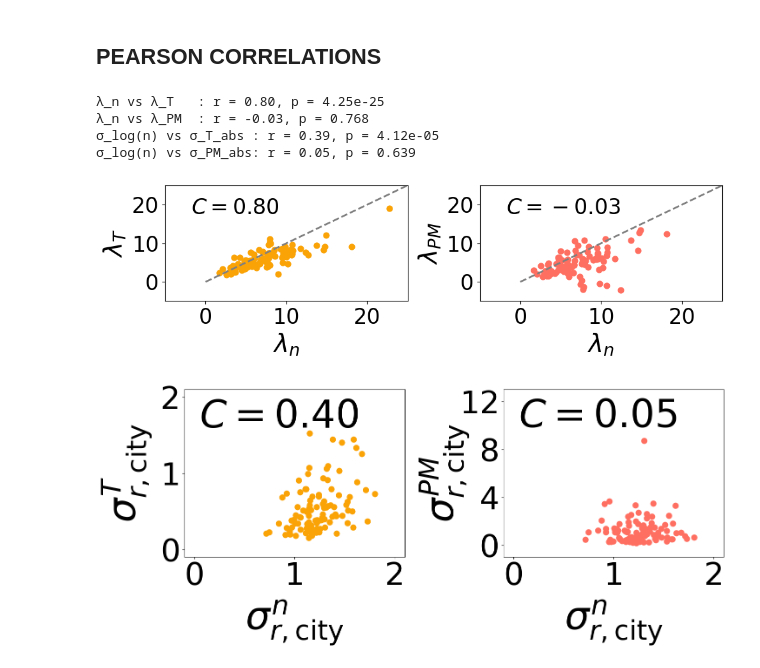
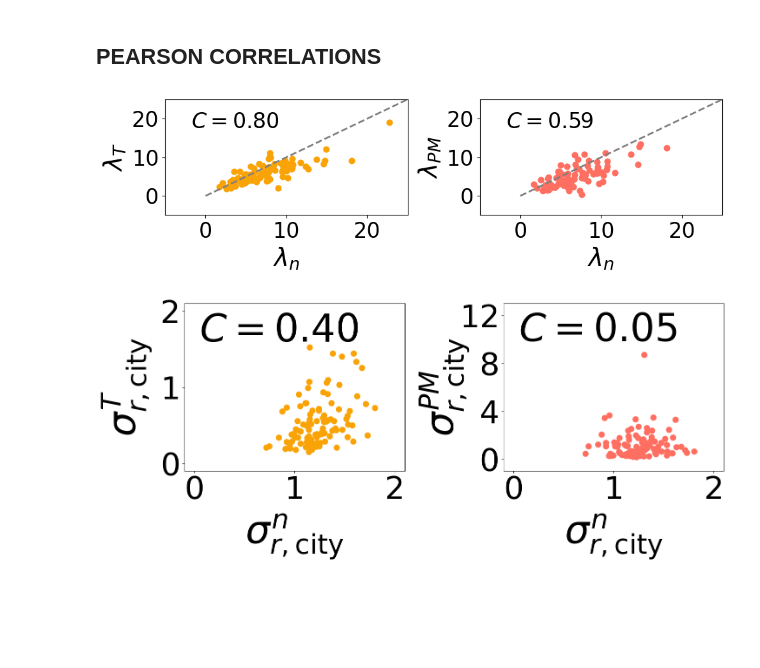
Before and after one commit to marcduransala2000/intra_urban_climate_scaling, a Jupyter notebook: src/decay_model.ipynb, the cells around one changed output. Drawn from its saved outputs; the diff is of its cells as text; code cells hidden in the pictures; blank space fills up the shorter version.

```diff
--- a/src/decay_model.ipynb
+++ b/src/decay_model.ipynb
@@ -242,7 +243,7 @@ for _ in range(n_samples):
 Td = np.array(Td)
 
 # ----- Noise Levels and KS Test Averaging -----
-noise_sigmas = np.linspace(0.25, 2.25, 21)
+noise_sigmas = np.linspace(0, 2, 21)
 
 # A)
 mean_p_values = []
@@ -282,7 +283,7 @@ for sigma_noise in noise_sigmas:
     ad_std_statistics.append(np.std(ad_stats))
 
 plt.figure(figsize=(8, 5.5))
-plt.errorbar(noise_sigmas-0.25, mean_p_values, yerr=std_p_values,
+plt.errorbar(noise_sigmas, mean_p_values, yerr=std_p_values,
              fmt='-o', capsize=4, color='grey')
 plt.xticks([0,1,2])
 plt.yticks([0,1])
@@ -367,7 +368,7 @@ N          = 2500               # samples per realisation
 n_trials   = 1000               # Monte‑Carlo repetitions
 # -------------------------------------------------
 
-sigma_ln_grid = np.arange(0.25, 3.5, 0.25)
+sigma_ln_grid = np.arange(0, 3, 0.25)
 
 # Pre‑compute deterministic ln n
 r  = R * np.sqrt(np.random.rand(N))
@@ -401,7 +402,7 @@ for s_ln in sigma_ln_grid:
 # Plot KS mean p‑value ± std vs σ_log
 # -------------------------------------------------
 plt.figure(figsize=(8, 5))
-plt.errorbar(sigma_ln_grid-0.25, ks_mean, yerr=ks_std,
+plt.errorbar(sigma_ln_grid, ks_mean, yerr=ks_std,
              fmt='-o', capsize=4, color='grey')
 plt.xticks([0,1,2,3])
 plt.yticks([0,1])
@@ -784,7 +785,7 @@ os.chdir(r'C:\Users\mduran\Desktop\PhD- Patterns and Dynamics in Urban Networks\
 def gaussian_decay(r, A0, lam):
     return A0 * np.exp(-r**2 / (2 * lam**2))
 
-cities_plot = ['Bogota', 'Madrid', 'Berlin', 'Paris', 'Toronto', 'Islamabad']
+cities_plot = ['Bogota', 'Bucharest', 'Berlin', 'Paris', 'Toronto', 'Islamabad']
 PM = '25'
 
 for city in cities_plot:
@@ -899,7 +900,8 @@ for city in cities_plot:
     plt.plot(centers, σPM_belt,'s-', color='#ff6f61', label='PM σ_r')
     plt.xlabel('Distance (km)'); plt.ylabel(r'σ_r (additive)')
     plt.legend(); plt.tight_layout()
-    plt.savefig(f'{city}_sigma_climate.svg', dpi=300)
+    plt.ylim(0,4)
+    # plt.savefig(f'{city}_sigma_climate.svg', dpi=300)
     plt.show()
 
     # plot node σ_r in log‑space
@@ -907,9 +909,8 @@ for city in cities_plot:
     plt.plot(centers, σlnN_belt, 'd-', color='#c19ee0', label='ln‑node σ_r')
     plt.xlabel('Distance (km)'); plt.ylabel(r'σ_r (log‑space)')
     plt.tight_layout()
+    plt.ylim(0,4)
     # plt.savefig(f'{city}_sigma_node.svg', dpi=300)
     plt.show()
-
-    print(f"Done {city}")
 # %% [output]
 [figure]
@@ -1156,23 +1157,15 @@ sigma_T_plot   = sigma_T_plot[mask_keep]
 sigma_PM_plot  = sigma_PM_plot[mask_keep]
 
 
-mask1_plot = ~np.isnan(lam_node) & ~np.isnan(lam_T)
-mask2_plot = ~np.isnan(lam_node) & ~np.isnan(lam_PM)
+mask1_plot = (~np.isnan(lam_node)) & (~np.isnan(lam_T)) & (lam_node > 0) & (lam_T > 0) & (lam_T < 1000)
+mask2_plot = (~np.isnan(lam_node)) & (~np.isnan(lam_PM)) & (lam_node > 0) & (lam_PM > 0) & (lam_PM < 1000)
 mask5_plot = ~np.isnan(cv_node_plot) & ~np.isnan(sigma_T_plot)
 mask6_plot = ~np.isnan(cv_node_plot) & ~np.isnan(sigma_PM_plot)
 
-from scipy.stats import pearsonr
-
-r1, p1 = pearsonr(lam_node[mask1_plot], lam_T[mask1_plot])           if mask1_plot.sum()>1 else (np.nan, np.nan)
-r2, p2 = pearsonr(lam_node[mask2_plot], lam_PM[mask2_plot])          if mask2_plot.sum()>1 else (np.nan, np.nan)
-r5, p5 = pearsonr(cv_node_plot[mask5_plot], sigma_T_plot[mask5_plot])      if mask5_plot.sum()>1 else (np.nan, np.nan)
-r6, p6 = pearsonr(cv_node_plot[mask6_plot], sigma_PM_plot[mask6_plot])     if mask6_plot.sum()>1 else (np.nan, np.nan)
-
-
-print(f"λ_n vs λ_T   : r = {r1:.2f}, p = {p1:.3g}")
-print(f"λ_n vs λ_PM  : r = {r2:.2f}, p = {p2:.3g}")
-print(f"σ_log(n) vs σ_T_abs : r = {r5:.2f}, p = {p5:.3g}")
-print(f"σ_log(n) vs σ_PM_abs: r = {r6:.2f}, p = {p6:.3g}")
+r1, p1 = pearsonr(lam_node[mask1_plot], lam_T[mask1_plot])
+r2, p2 = pearsonr(lam_node[mask2_plot], lam_PM[mask2_plot])
+r5, p5 = pearsonr(cv_node_plot[mask5_plot], sigma_T_plot[mask5_plot])
+r6, p6 = pearsonr(cv_node_plot[mask6_plot], sigma_PM_plot[mask6_plot])
 
 color_T  = "#faa307"
 color_PM = "#ff6f61"
@@ -1221,36 +1214,32 @@ maxN   = np.nanmax([cv_node, sigma_T_abs, sigma_PM_abs])
 xdiagN = np.linspace(0, 20, 100)
 
 fig, (ax5, ax6) = plt.subplots(1, 2, figsize=(16, 5), gridspec_kw={'wspace': 0.45})
 
 ax5.scatter(cv_node_plot[mask5_plot], sigma_T_plot[mask5_plot], s=85, color=color_T)
 ax5.set_xlabel(r'$\sigma_{r,\mathrm{city}}^{n}$', fontsize=64, labelpad=12)
 ax5.set_ylabel(r'$\sigma_{r,\mathrm{city}}^{T}$', fontsize=64, labelpad=12)
 ax5.set_xlim(-0.1, 2.1)
 ax5.set_ylim(-0.1, 2.1)
 ax5.set_xticks([0, 1, 2])
 ax5.set_yticks([0, 1, 2])
 ax5.tick_params(axis='both', labelsize=52)
 ax5.text(0.05, 1.6, rf'$C={r5:.2f}$', fontsize=64)
 
 ax6.scatter(cv_node_plot[mask6_plot], sigma_PM_plot[mask6_plot], s=85, color=color_PM)
 ax6.set_xlabel(r'$\sigma_{r,\mathrm{city}}^{n}$', fontsize=64, labelpad=12)
 ax6.set_ylabel(r'$\sigma_{r,\mathrm{city}}^{PM}$', fontsize=64, labelpad=-19)
 ax6.set_xlim(-0.1, 2.1)
 ax6.set_ylim(-1, 13)
 ax6.set_xticks([0, 1, 2])
 ax6.set_yticks([0, 4, 8, 12])
 ax6.tick_params(axis='both', labelsize=52)
 ax6.text(0.05, 9.85, rf'$C={r6:.2f}$', fontsize=64)
 
 plt.tight_layout()
 
 # plt.savefig('noise_params_comparison.svg', format='svg', dpi=600, bbox_inches='tight')
 
 plt.show()
 # %% [output]
-λ_n vs λ_T   : r = 0.80, p = 4.25e-25
-λ_n vs λ_PM  : r = -0.03, p = 0.768
-σ_log(n) vs σ_T_abs : r = 0.39, p = 4.12e-05
-σ_log(n) vs σ_PM_abs: r = 0.05, p = 0.639
-[figure, old version]
+[figure, new version]
 [figure]
```
Also changed, not shown: parts of 4 cells of this notebook.
